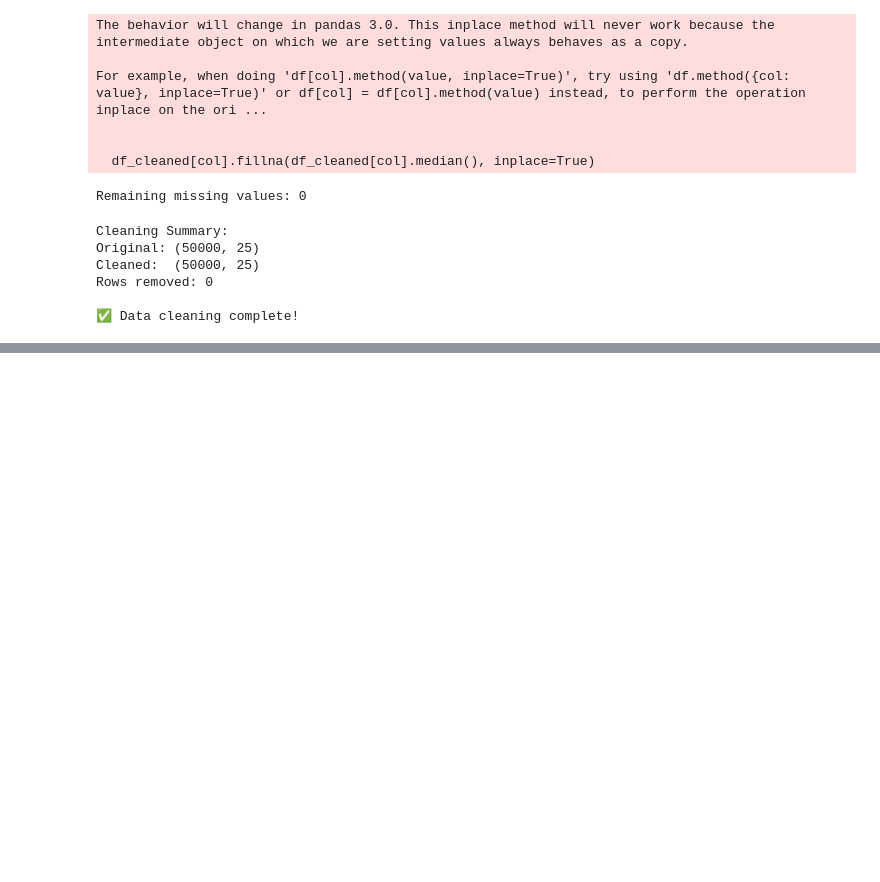
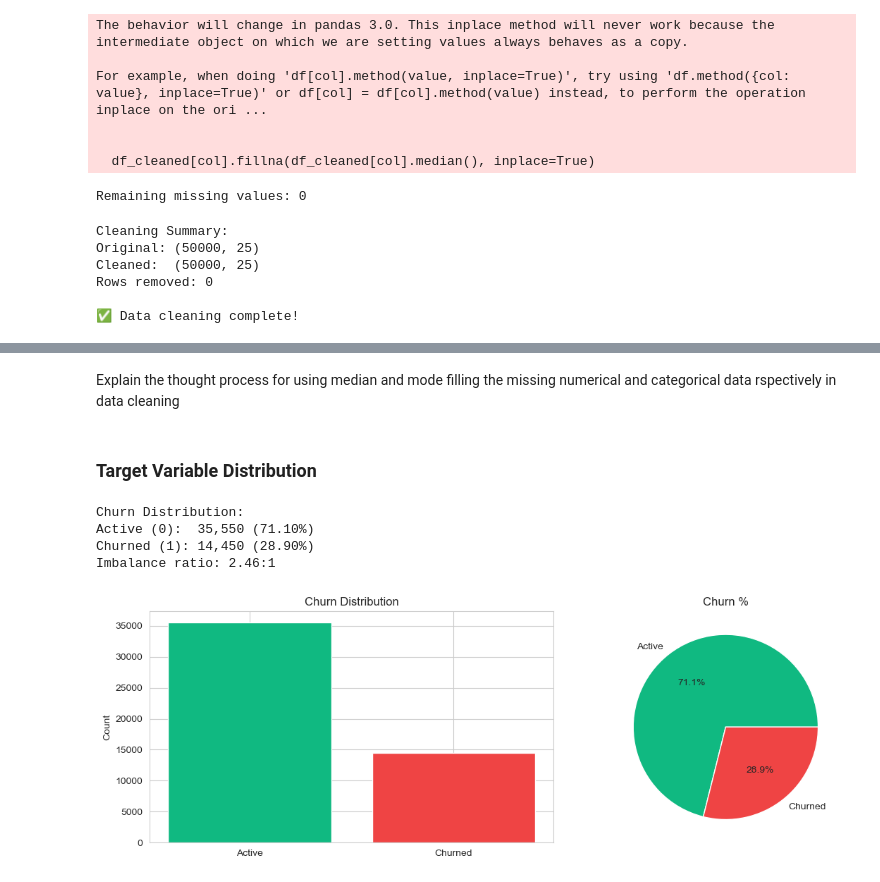
Before and after one commit to Olamilekanvic/E-commerce-Customer-Churn, a Jupyter notebook: churn_prediction.ipynb, the cells around one changed output, grey strips where cells are left out. Saved outputs shown, nothing was run; the diff lists cells and outputs as text; code cells hidden in the pictures; blank space fills up the shorter version.

```diff
--- a/churn_prediction.ipynb
+++ b/churn_prediction.ipynb
@@ -230,0 +237,34 @@ Rows removed: 0
+# %% [markdown]
+Explain the thought process for using median and mode filling the missing numerical and categorical data rspectively in data cleaning
+# %% [markdown]
+### Target Variable Distribution
+# %%
+# Check churn distribution
+churn_counts = df_cleaned['Churned'].value_counts()
+churn_pct = df_cleaned['Churned'].value_counts(normalize=True) * 100
+
+print("Churn Distribution:")
+print(f"Active (0):  {churn_counts[0]:,} ({churn_pct[0]:.2f}%)")
+print(f"Churned (1): {churn_counts[1]:,} ({churn_pct[1]:.2f}%)")
+print(f"Imbalance ratio: {churn_counts[0]/churn_counts[1]:.2f}:1")
+# %% [output]
+Churn Distribution:
+Active (0):  35,550 (71.10%)
+Churned (1): 14,450 (28.90%)
+Imbalance ratio: 2.46:1
+# %%
+# Visualize
+fig, axes = plt.subplots(1, 2, figsize=(12, 4))
+
+axes[0].bar(['Active', 'Churned'], churn_counts, color=['#10b981', '#ef4444'])
+axes[0].set_ylabel('Count')
+axes[0].set_title('Churn Distribution')
+
+axes[1].pie(churn_counts, labels=['Active', 'Churned'], autopct='%1.1f%%',
+            colors=['#10b981', '#ef4444'])
+axes[1].set_title('Churn %')
+
+plt.tight_layout()
+plt.show()
+# %% [output]
+[figure, added]
```
Also changed, not shown: parts of 5 cells of this notebook.
